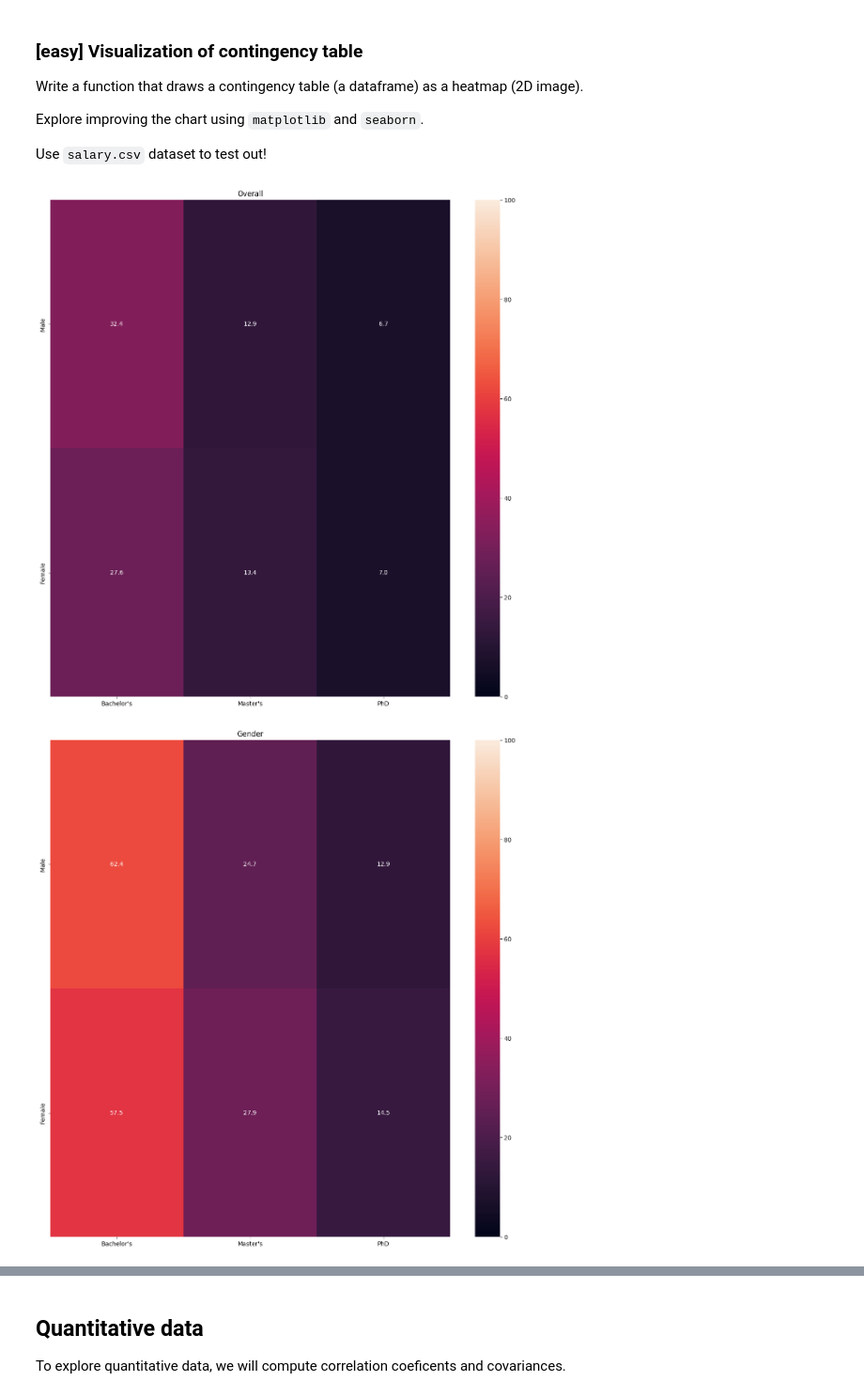
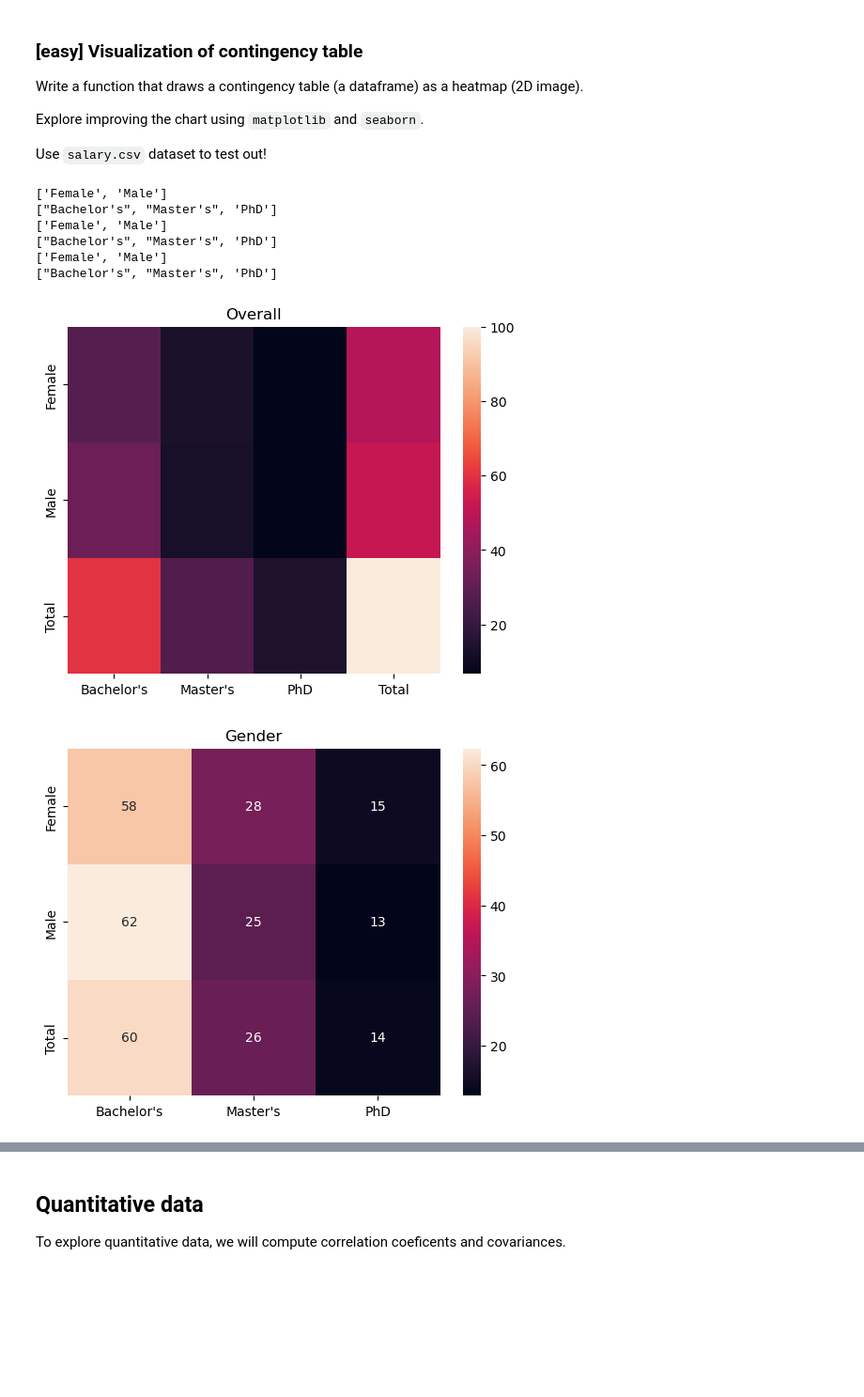
Before and after one commit to Fulin-ZHANG/EM-Lyon, a Jupyter notebook: Week2_Data_cleaning_analysis/Session_03/Session_03.ipynb, the cells around one changed output, grey strips where cells are left out. Shown at 94% size. Drawn from its saved outputs; the diff is of its cells as text; code cells hidden in the pictures; blank space fills up the shorter version.

```diff
--- a/Week2_Data_cleaning_analysis/Session_03/Session_03.ipynb
+++ b/Week2_Data_cleaning_analysis/Session_03/Session_03.ipynb
@@ -147,5 +139,5 @@ msds_contingency_table(test_data1, test_data2)
 # %%
-def msds_contingency_table(data1, data2, with_totals=True):
+def msds_contingency_table(data1, data2, with_totals):
     """
     Compute contingency table for 2 qualitative variables (count)
     """
@@ -175,8 +167,8 @@ def msds_contingency_table(data1, data2, with_totals=True):
     # df = pd.DataFrame(d).T
 
     if with_totals:
-        df["All"] = df.sum(axis=1)
-        df.loc["All"] = df.sum(axis=0)
+        df["Total"] = df.sum(axis=1)
+        df.loc["Total"] = df.sum(axis=0)
     # print(df)
     return df
 
@@ -241,14 +233,16 @@ The output should be a dataframe with rows index being all possibles values in d
 
 But, you can check your implementation by comparing with this function 😃
 # %%
-def msds_contingency_table_overall(data1, data2, with_totals=True):
-    pass
+def msds_contingency_table_overall(data1, data2, with_totals):
+    df = msds_contingency_table(data1, data2, True)
+    df = df / df.loc["Total"]["Total"] * 100
+    return df
 
 
 def test_msds_contingency_table_overall():
     test_data1 = ["A", "A", "B", "C", "C", "A", "A"]
     test_data2 = ["Z", "Z", "X", "X", "Z", "X", "Z"]
-    cont_table = msds_contingency_table_overall(test_data1, test_data2)
+    cont_table = msds_contingency_table_overall(test_data1, test_data2, True)
     print(cont_table)
     assert cont_table.shape == (4, 3)
     assert abs(cont_table.Total["Total"] - 100) < 1e-5
@@ -266,9 +260,11 @@ def test_msds_contingency_table_overall():
     )
 
     print("SALARY TEST")
-    salary = pd.read_csv("data/salary.csv")
+    salary = pd.read_csv("../Session_01/data/salary.csv")
     salary = salary.dropna()
-    gender_ed = msds_contingency_table_overall(salary.Gender, salary["Education Level"])
+    gender_ed = msds_contingency_table_overall(
+        salary.Gender, salary["Education Level"], True
+    )
     print(gender_ed)
     print("CROSSTAB RESULTS")
     print(
@@ -305,7 +301,12 @@ Write a function that computes a contingency table (in percentage of row total)
 The output should be a dataframe with rows index being all possibles values in data1 and columns all possible values in data2.
 # %%
 def msds_contingency_table_row(data1, data2, with_totals=True):
-    pass
+    df = msds_contingency_table(data1, data2, True)
+
+    df = df.div(df.Total, axis=0) * 100
+    df.drop(columns="Total", inplace=True)
+    return df
+
 
 def test_msds_contingency_table_row():
     test_data1 = ["A", "A", "B", "C", "C", "A", "A"]
@@ -328,7 +329,7 @@ def test_msds_contingency_table_row():
     )
 
     print("SALARY TEST")
-    salary = pd.read_csv("data/salary.csv")
+    salary = pd.read_csv("../Session_01/data/salary.csv")
     salary = salary.dropna()
     gender_ed = msds_contingency_table_row(salary.Gender, salary["Education Level"])
     print(gender_ed)
@@ -367,7 +368,11 @@ Write a function that computes a contingency table (in percentage of row total)
 The output should be a dataframe with rows index being all possibles values in data1 and columns all possible values in data2. The value in each cell should
 # %%
 def msds_contingency_table_col(data1, data2, with_totals=True):
-    pass
+
+    df = msds_contingency_table(data1, data2, True)
+    df = df.div(df.loc["Total"], axis=1) * 100
+
+    return df.drop(["Total"])
 
 
 def test_msds_contingency_table_col():
@@ -392,7 +397,7 @@ def test_msds_contingency_table_col():
     )
 
     print("SALARY TEST")
-    salary = pd.read_csv("data/salary.csv")
+    salary = pd.read_csv("../Session_01/data/salary.csv")
     salary = salary.dropna()
     gender_ed = msds_contingency_table_col(salary.Gender, salary["Education Level"])
     print(gender_ed)
@@ -437,29 +439,37 @@ Explore improving the chart using `matplotlib` and `seaborn`.
 Use `salary.csv` dataset to test out!
 # %%
 def msds_contingency_table_plot(df, annot=True, title=""):
-    pass
+    plt.figure()
+    sb.heatmap(df, annot=annot, fmt=".0f")
+    plt.title(title)
 
 
 def test_msds_contingency_table_plot():
-    salary_data = pd.read_csv("data/salary.csv")
+    salary_data = pd.read_csv("../Session_01/data/salary.csv")
     salary_data = salary_data.dropna()
     cont_table1 = msds_contingency_table_overall(
         salary_data.Gender, salary_data["Education Level"], with_totals=False
     )
-    msds_contingency_table_plot(cont_table1, title="Overall")
+    msds_contingency_table_plot(cont_table1, title="Overall", annot=False)
 
     cont_table2 = msds_contingency_table_row(
         salary_data.Gender, salary_data["Education Level"], with_totals=False
     )
     msds_contingency_table_plot(cont_table2, title="Gender")
 
     cont_table3 = msds_contingency_table_col(
         salary_data.Gender, salary_data["Education Level"], with_totals=False
     )
     msds_contingency_table_plot(cont_table3, title="Education Level")
 
 
 test_msds_contingency_table_plot()
 # %% [output]
+['Female', 'Male']
+["Bachelor's", "Master's", 'PhD']
+['Female', 'Male']
+["Bachelor's", "Master's", 'PhD']
+['Female', 'Male']
+["Bachelor's", "Master's", 'PhD']
-[figure, old version]
+[figure, new version]
-[figure, old version]
+[figure, new version]
```
Also changed, not shown: parts of 9 cells of this notebook.
